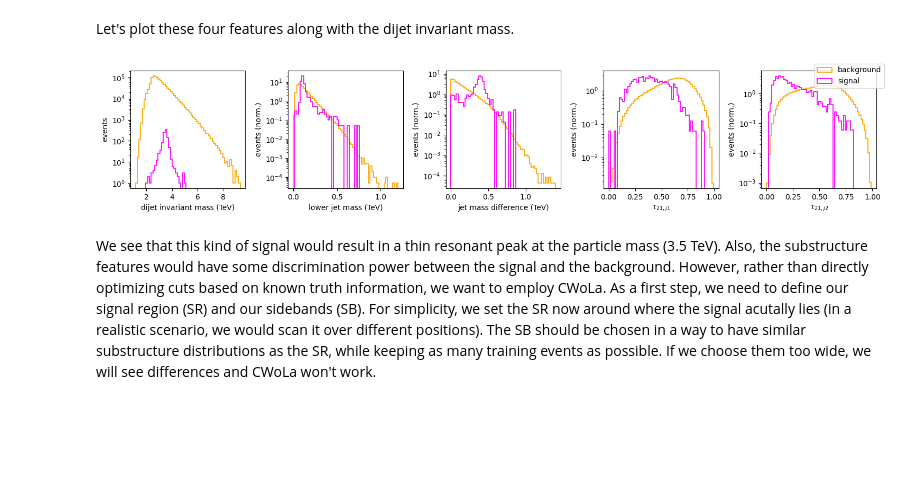
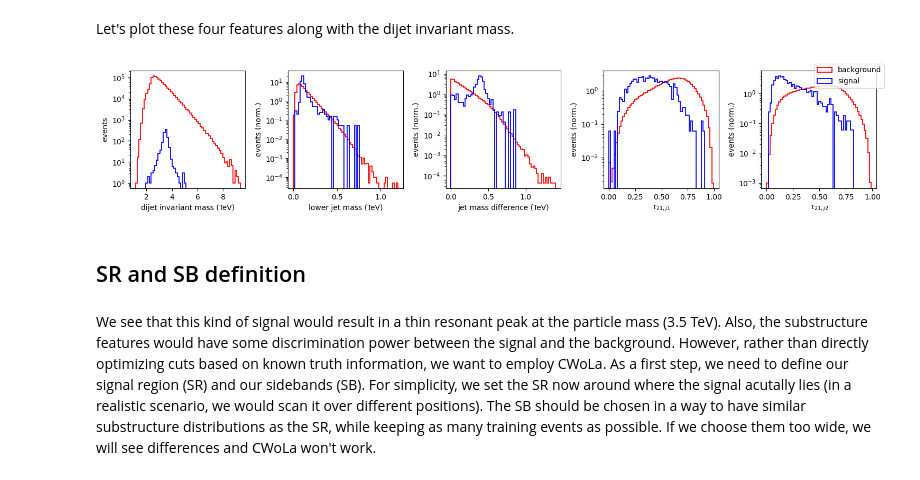
Before and after one commit to mghasemi19/Anomaly-detection-HEP, a Jupyter notebook: Anomaly_HEP.ipynb, the cells around one changed output. Cells and saved outputs as stored; diff of their text form; code cells hidden in the pictures; blank space fills up the shorter version.

```diff
--- a/Anomaly_HEP.ipynb
+++ b/Anomaly_HEP.ipynb
@@ -235,37 +239,41 @@ dataset_df.head()
 Let's plot these four features along with the dijet invariant mass.
 # %%
 n_bins = 60
-bkg_color = "orange"
-signal_color = "fuchsia"
+#bkg_color = "orange"
+bkg_color = "red"
+#signal_color = "fuchsia"
+signal_color = "blue"
 
 label_map = {0: "dijet invariant mass (TeV)",
              1: "lower jet mass (TeV)",
              2: "jet mass difference (TeV)",
              3: r"$\tau_{21,j1}$",
              4: r"$\tau_{21,j2}$"}
 
 fig, ax = plt.subplots(1, 5, figsize=(15, 3))
 
 for i in range(5):
   if i==0:
     ylabel = "events"
     density = False
   else:
     ylabel = "events (norm.)"
     density = True
 
   _, common_bins, _ = ax[i].hist(dataset[:, i][dataset[:, -1] == 0], n_bins, label="background", edgecolor=bkg_color, linewidth=1.3, histtype="step", density=density)
   ax[i].hist(dataset[:, i][dataset[:, -1] == 1], common_bins, label="signal", edgecolor=signal_color, linewidth=1.3, histtype="step", density=density)
   ax[i].set_xlabel(label_map[i])
   ax[i].set_ylabel(ylabel)
   ax[i].set_yscale("log")
 
 leg_handles, leg_labels = ax[1].get_legend_handles_labels()
 fig.legend(leg_handles, leg_labels, loc='upper right')
 fig.tight_layout()
 plt.show()
 # %% [output]
-[figure, old version]
+[figure, new version]
+# %% [markdown]
+## SR and SB definition
 # %% [markdown]
 We see that this kind of signal would result in a thin resonant peak at the particle mass (3.5 TeV). Also, the substructure features would have some discrimination power between the signal and the background. However, rather than directly optimizing cuts based on known truth information, we want to employ CWoLa. As a first step, we need to define our signal region (SR) and our sidebands (SB). For simplicity, we set the SR now around where the signal acutally lies (in a realistic scenario, we would scan it over different positions). The SB should be chosen in a way to have similar substructure distributions as the SR, while keeping as many training events as possible. If we choose them too wide, we will see differences and CWoLa won't work.
 # %% [markdown]
```
Also changed, not shown: parts of 7 cells of this notebook.
